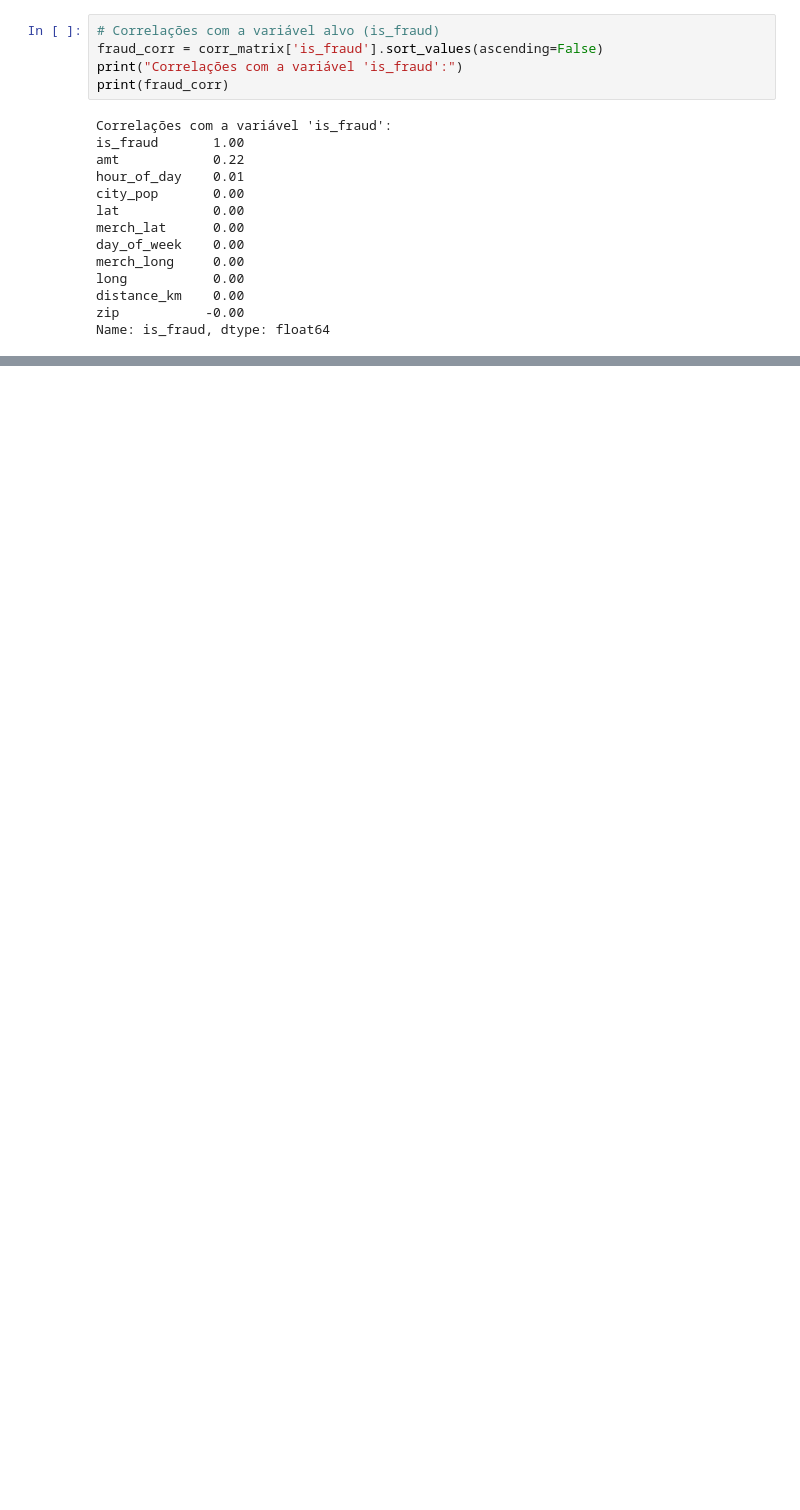
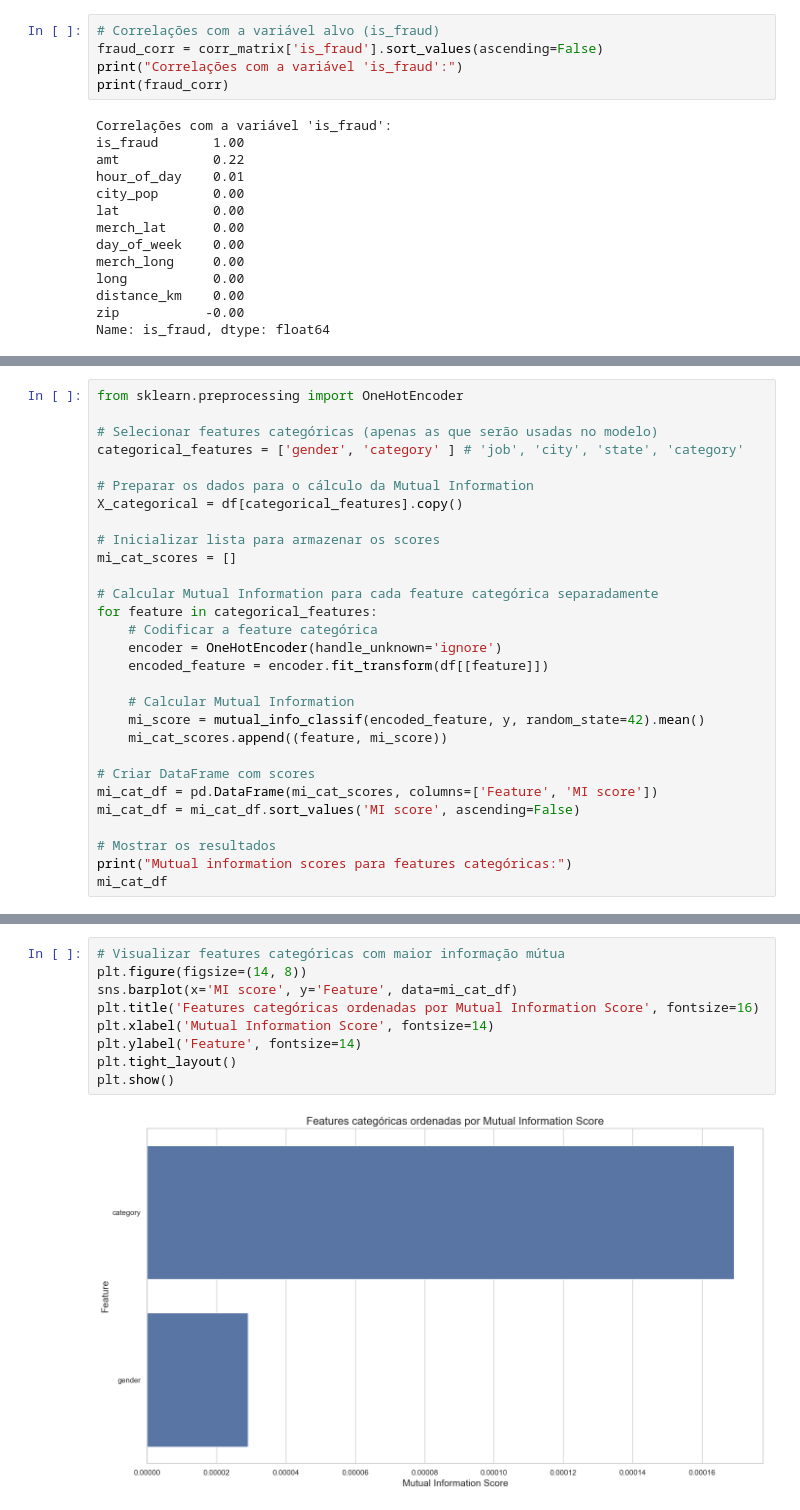
Before and after one commit to el-gabri/CASE_iFood, a Jupyter notebook: notebooks/01_exploratory_analysis.ipynb, the cells around one changed output, grey strips where cells are left out. Saved outputs shown, nothing was run; the diff lists cells and outputs as text; blank space fills up the shorter version.

```diff
--- a/notebooks/01_exploratory_analysis.ipynb
+++ b/notebooks/01_exploratory_analysis.ipynb
@@ -598,0 +697,29 @@ Name: is_fraud, dtype: float64
+# %%
+from sklearn.preprocessing import OneHotEncoder
+
+# Selecionar features categóricas (apenas as que serão usadas no modelo)
+categorical_features = ['gender', 'category' ] # 'job', 'city', 'state', 'category'
+
+# Preparar os dados para o cálculo da Mutual Information
+X_categorical = df[categorical_features].copy()
+
+# Inicializar lista para armazenar os scores
+mi_cat_scores = []
+
+# Calcular Mutual Information para cada feature categórica separadamente
+for feature in categorical_features:
+    # Codificar a feature categórica
+    encoder = OneHotEncoder(handle_unknown='ignore')
+    encoded_feature = encoder.fit_transform(df[[feature]])
+
+    # Calcular Mutual Information
+    mi_score = mutual_info_classif(encoded_feature, y, random_state=42).mean()
+    mi_cat_scores.append((feature, mi_score))
+
+# Criar DataFrame com scores
+mi_cat_df = pd.DataFrame(mi_cat_scores, columns=['Feature', 'MI score'])
+mi_cat_df = mi_cat_df.sort_values('MI score', ascending=False)
+
+# Mostrar os resultados
+print("Mutual information scores para features categóricas:")
+mi_cat_df
@@ -598,0 +731,11 @@ Name: is_fraud, dtype: float64
+# %%
+# Visualizar features categóricas com maior informação mútua
+plt.figure(figsize=(14, 8))
+sns.barplot(x='MI score', y='Feature', data=mi_cat_df)
+plt.title('Features categóricas ordenadas por Mutual Information Score', fontsize=16)
+plt.xlabel('Mutual Information Score', fontsize=14)
+plt.ylabel('Feature', fontsize=14)
+plt.tight_layout()
+plt.show()
+# %% [output]
+[figure, added]
```
Also changed, not shown: parts of 21 cells of this notebook, 3 other files.
